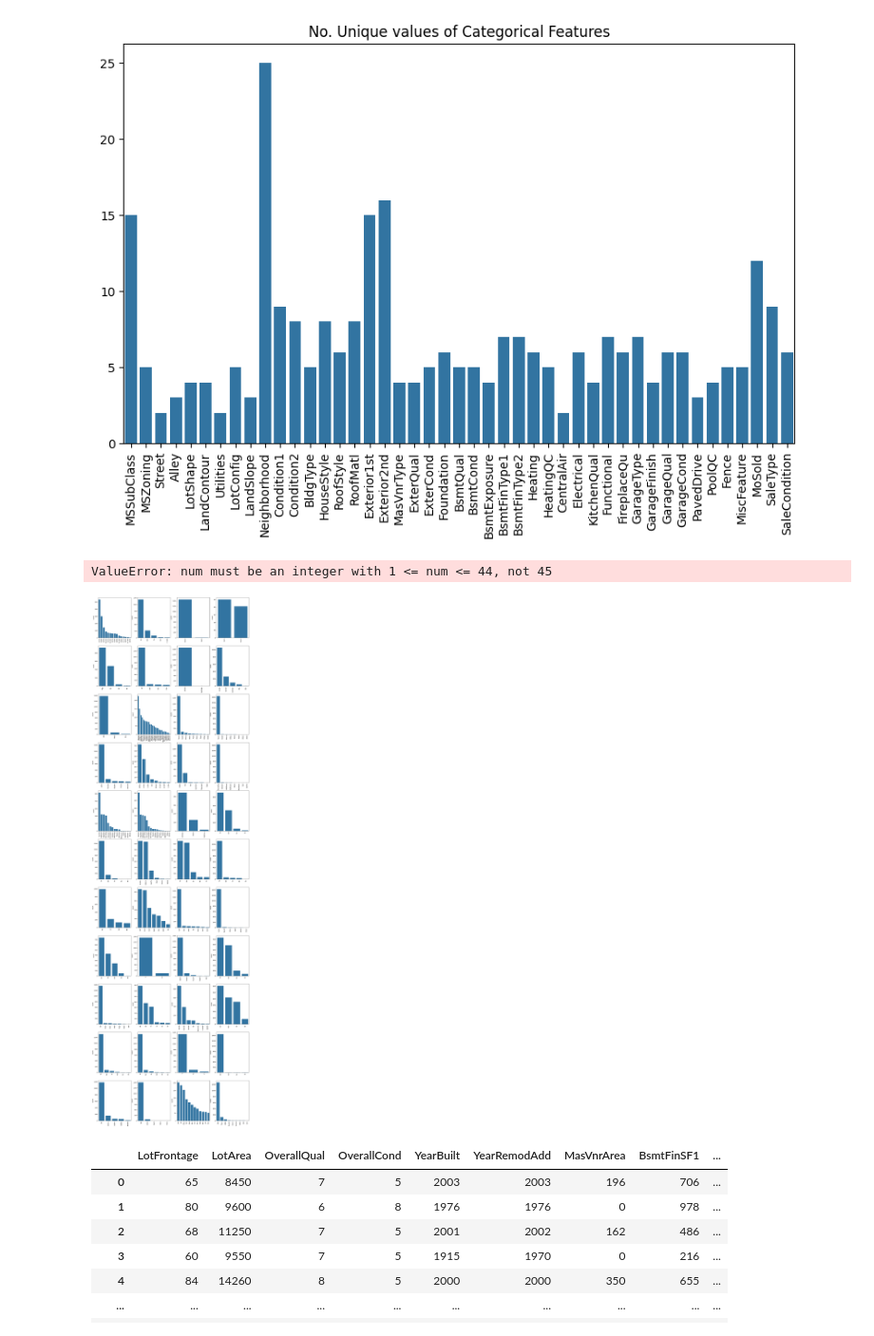
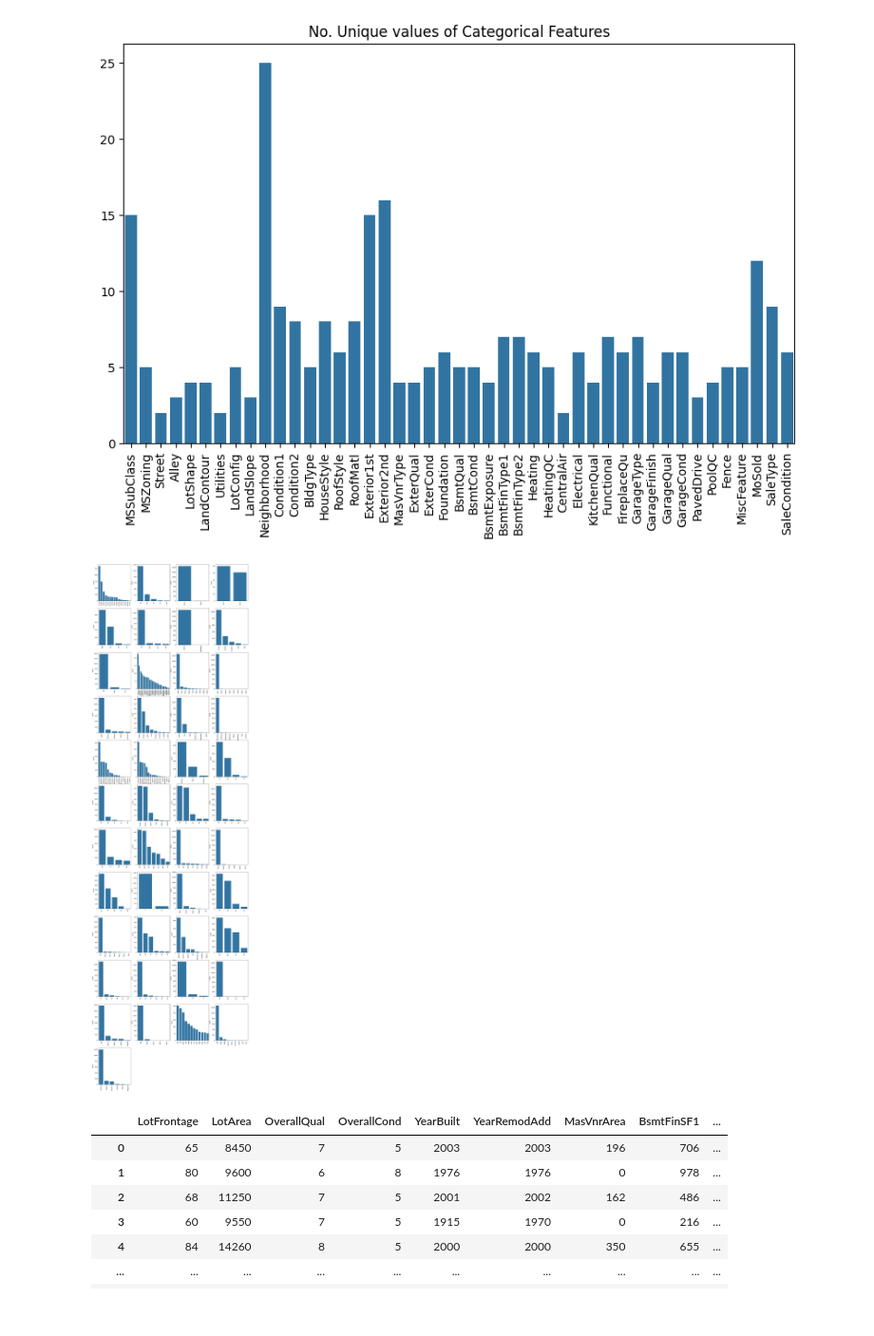
Before and after one commit to Meenakshigupta6527/EDA-for-Real-Estate-Pricing, a Jupyter notebook: Exploratory_Data_Analysis_for_Real_Estate_Pricing.ipynb, the cells around one changed output. Shown at 95% size. Cells and saved outputs as stored; diff of their text form; code cells hidden in the pictures.

```diff
--- a/Exploratory_Data_Analysis_for_Real_Estate_Pricing.ipynb
+++ b/Exploratory_Data_Analysis_for_Real_Estate_Pricing.ipynb
@@ -230,16 +255,15 @@ sns.barplot(x=object_cols,y=unique_values)
 # %%
 plt.figure(figsize=(20, 70))
 plt.title('Categorical Features: Distribution')
 plt.xticks(rotation=90)
 index = 1
 
 for col in object_cols:
 	y = dataset1_cat[col].value_counts()
-	plt.subplot(11, 4,index)
+	plt.subplot(12, 4,index)
 	plt.xticks(rotation=90)
 	sns.barplot(x=list(y.index), y=y)
 	index += 1
 # %% [output]
-ValueError: num must be an integer with 1 <= num <= 44, not 45
-[figure, old version]
+[figure, new version]
 # %%
```
Also changed, not shown: parts of 6 cells of this notebook.
